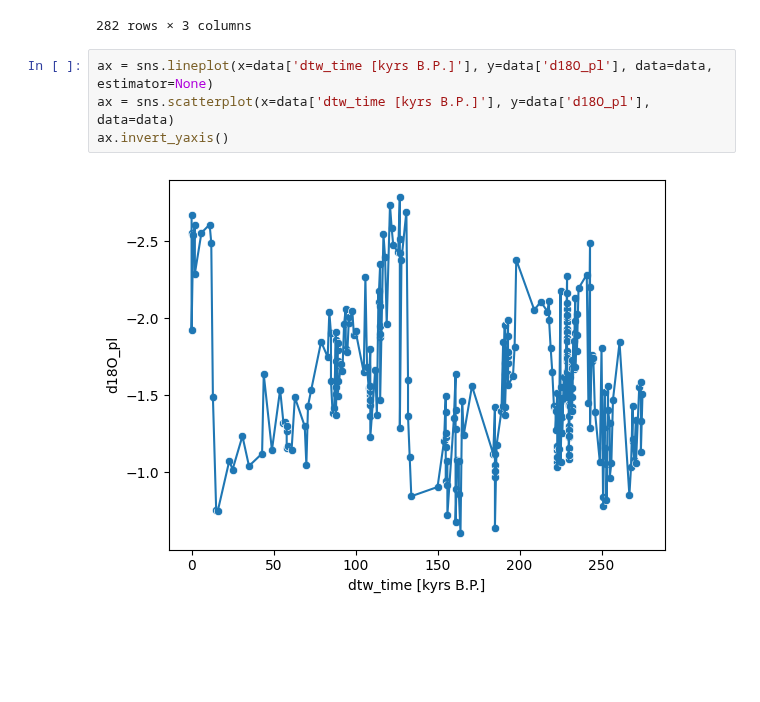
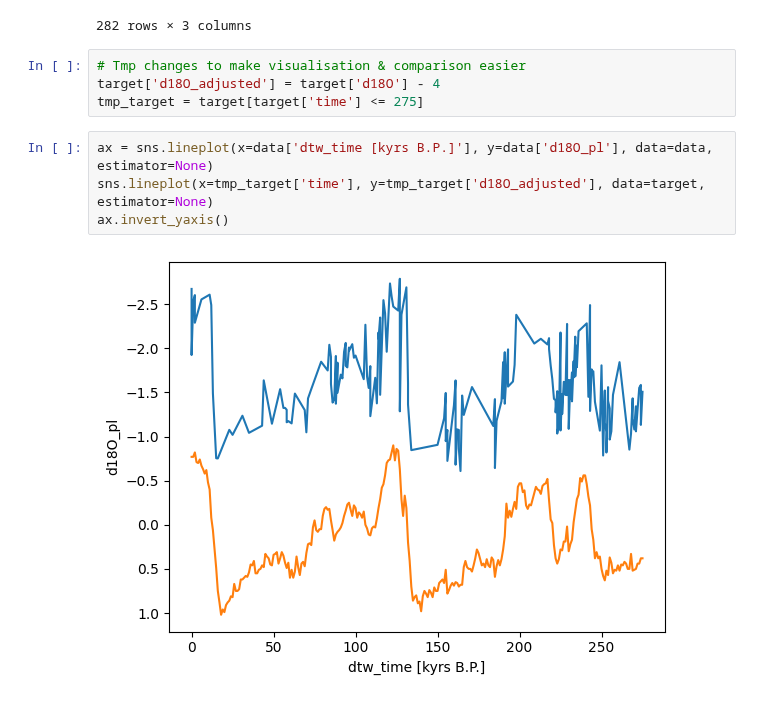
Before and after one commit to andreas-paul/dtw, a Jupyter notebook: src/main-analysis.ipynb, the cells around one changed output. Saved outputs shown, nothing was run; the diff lists cells and outputs as text; blank space fills up the shorter version.

```diff
--- a/src/main-analysis.ipynb
+++ b/src/main-analysis.ipynb
@@ -158,9 +160,13 @@ data
 | 280 | 14.11 | -1.585 | 274 |
 | 281 | 14.16 | -1.507 | 275 |
 282 rows × 3 columns
+# %%
+# Tmp changes to make visualisation & comparison easier
+target['d18O_adjusted'] = target['d18O'] - 4
+tmp_target = target[target['time'] <= 275]
 # %%
 ax = sns.lineplot(x=data['dtw_time [kyrs B.P.]'], y=data['d18O_pl'], data=data, estimator=None)
-ax = sns.scatterplot(x=data['dtw_time [kyrs B.P.]'], y=data['d18O_pl'], data=data)
+sns.lineplot(x=tmp_target['time'], y=tmp_target['d18O_adjusted'], data=target, estimator=None)
 ax.invert_yaxis()
 # %% [output]
-[figure, old version]
+[figure, new version]
```
Also changed, not shown: parts of 6 cells of this notebook.
